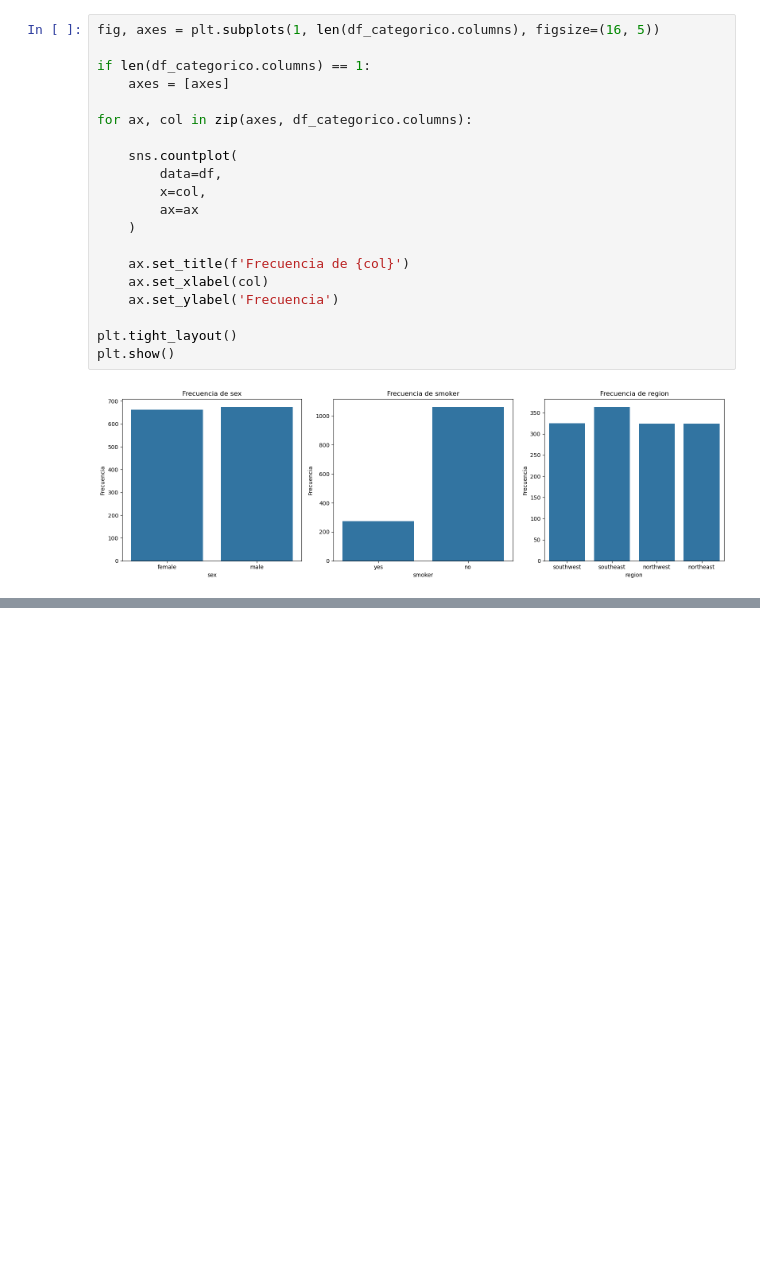
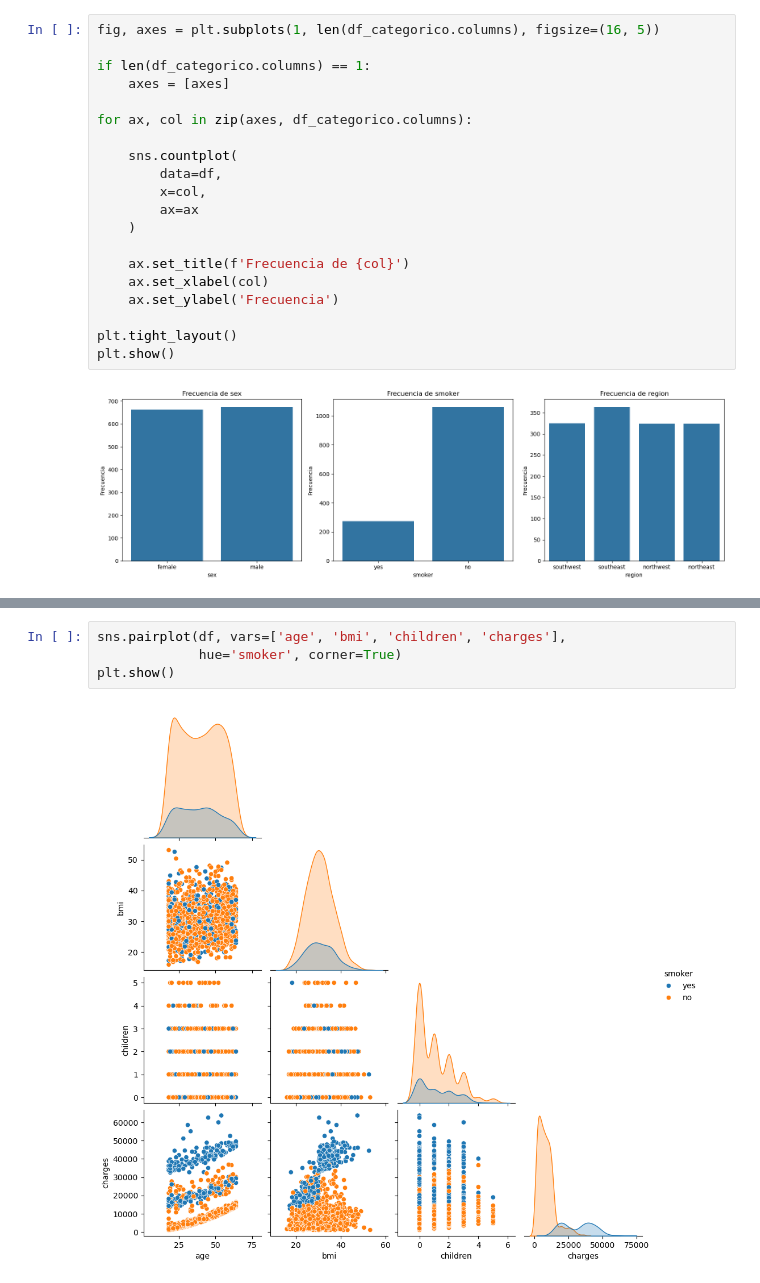
Before and after one commit to MHAlberto/MedicalCostPrediction, a Jupyter notebook: notebooks/01_EDA.ipynb, the cells around one changed output, grey strips where cells are left out. Saved outputs shown, nothing was run; the diff lists cells and outputs as text; blank space fills up the shorter version.

```diff
--- a/notebooks/01_EDA.ipynb
+++ b/notebooks/01_EDA.ipynb
@@ -320,0 +407,6 @@ plt.show()
+# %%
+sns.pairplot(df, vars=['age', 'bmi', 'children', 'charges'],
+             hue='smoker', corner=True)
+plt.show()
+# %% [output]
+[figure, added]
```
Also changed, not shown: parts of 13 cells of this notebook.
